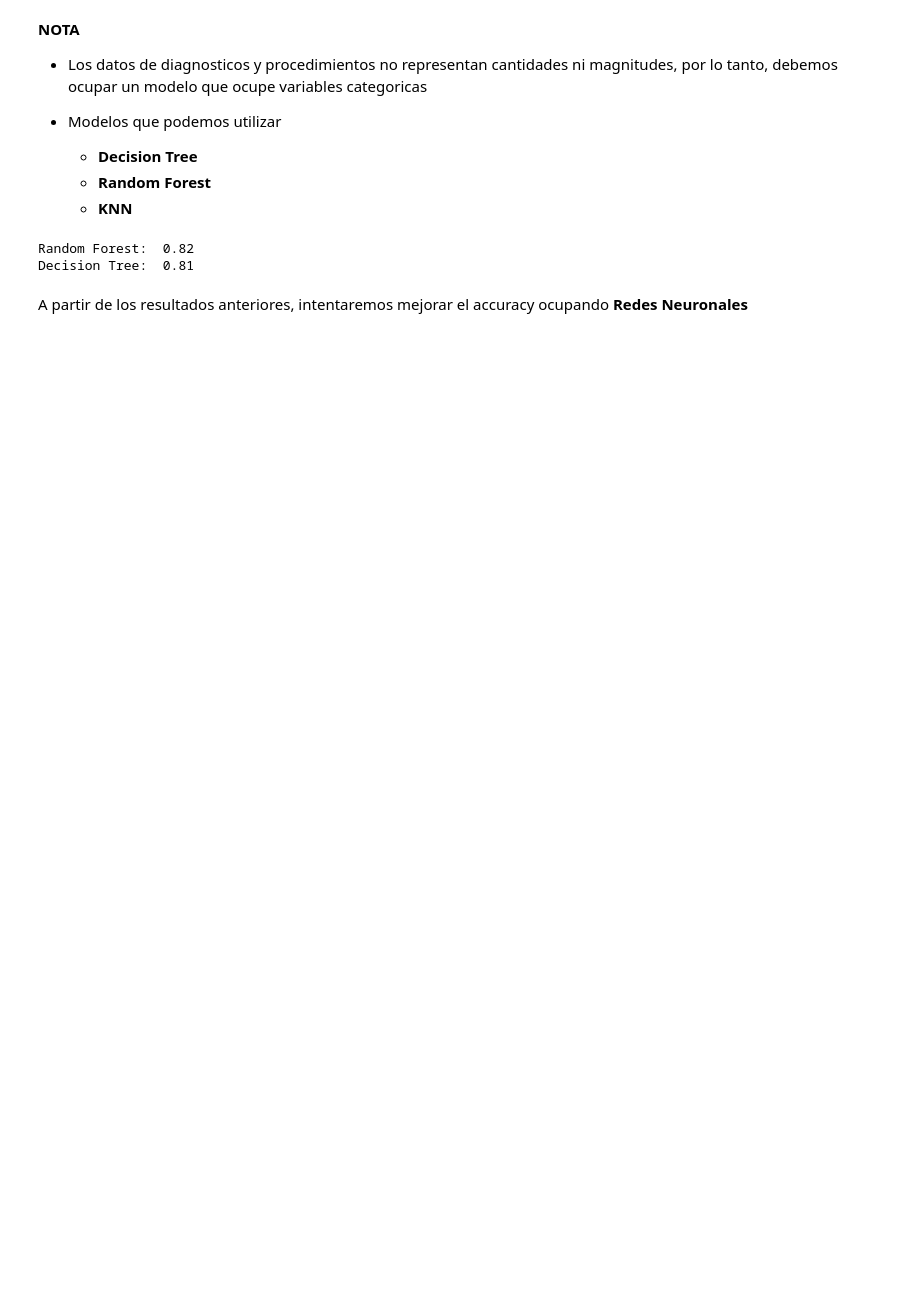
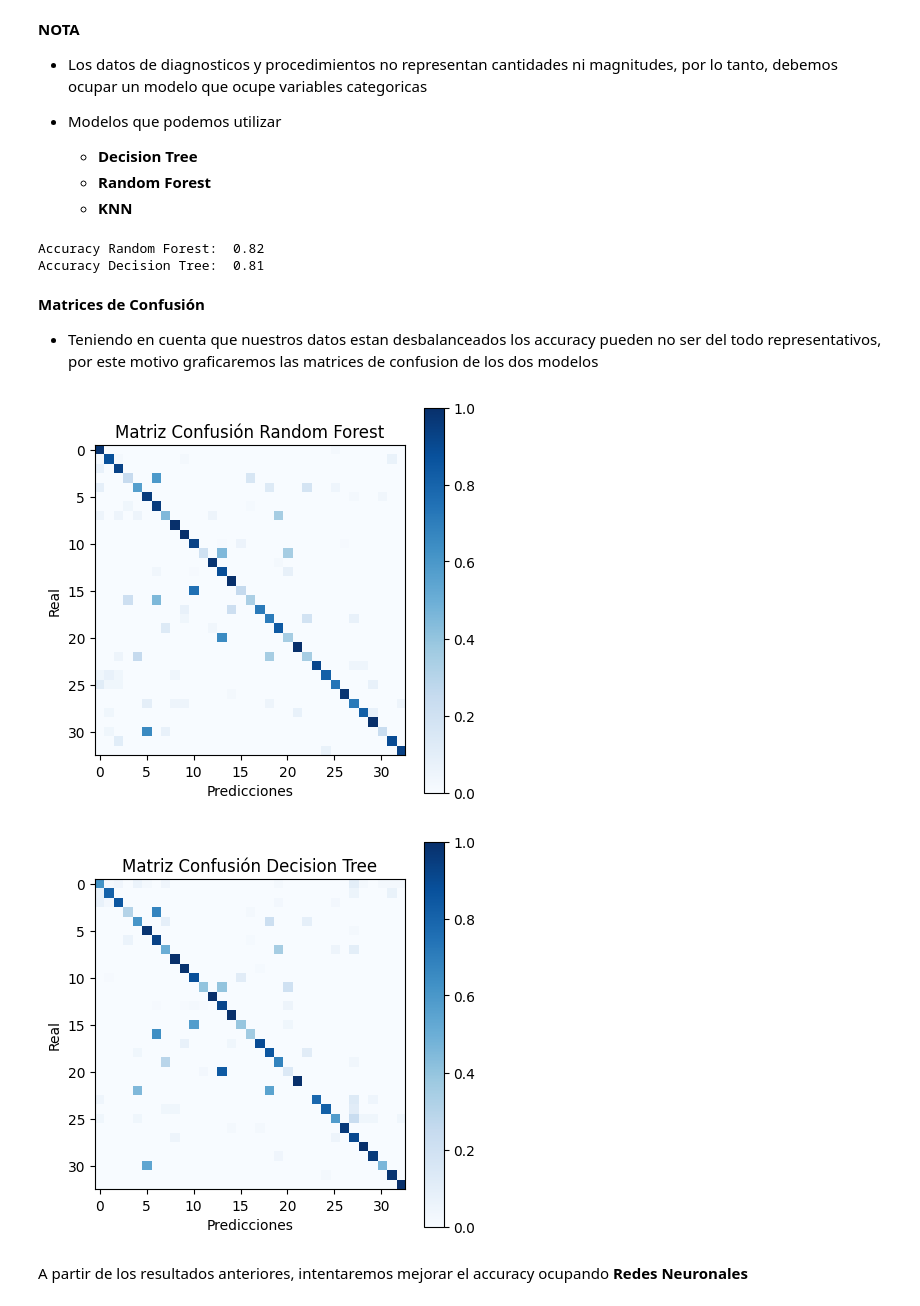
Before and after one commit to NicoElHulk/Proyecto1_ML, a Jupyter notebook: src/main.ipynb, the cells around one changed output. Saved outputs shown, nothing was run; the diff lists cells and outputs as text; code cells hidden in the pictures; blank space fills up the shorter version.

```diff
--- a/src/main.ipynb
+++ b/src/main.ipynb
@@ -226,16 +232,44 @@ random_forest_model = RandomForestClassifier(n_estimators=100, random_state=42)
 random_forest_model.fit(X_train, y_train)
 
 predicciones_random_forest = random_forest_model.predict(X_test)
-print('Random Forest: ', round(np.mean(predicciones_random_forest == y_test), 2))
+print('Accuracy Random Forest: ', round(np.mean(predicciones_random_forest == y_test), 2))
 
 ######### Decision Tree #########
 decision_tree_model = DecisionTreeClassifier(criterion='gini', max_depth=10, random_state=42)
 decision_tree_model.fit(X_train, y_train)
 
 predicciones_decision_tree = decision_tree_model.predict(X_test)
-print('Decision Tree: ', round(np.mean(predicciones_decision_tree == y_test), 2))
+print('Accuracy Decision Tree: ', round(np.mean(predicciones_decision_tree == y_test), 2))
 # %% [output]
-Random Forest:  0.82
-Decision Tree:  0.81
+Accuracy Random Forest:  0.82
+Accuracy Decision Tree:  0.81
+# %% [markdown]
+**Matrices de Confusión**
+- Teniendo en cuenta que nuestros datos estan desbalanceados los accuracy pueden no ser del todo representativos, por este motivo graficaremos las matrices de confusion de los dos modelos
+# %%
+# Ploteamos matrices de confusion para los dos modelos
+
+'''
+A cada matriz de confusion tenemos que agregar la matriz de confusion normalizada, ya que,
+los datos que tenemos en cada clase estan desbalanceados
+'''
+
+def matrices_confusion(reales, predicciones, title):
+    matriz = confusion_matrix(reales, predicciones)
+    matriz_normalizada = matriz.astype('float') / matriz.sum(axis=1)[:, np.newaxis]
+
+    plt.figure(figsize=(5, 5))
+    plt.imshow(matriz_normalizada, cmap='Blues')
+    plt.title(title)
+    plt.xlabel('Predicciones')
+    plt.ylabel('Real')
+    plt.colorbar()
+    plt.show()
+
+matrices_confusion(y_test, predicciones_random_forest, 'Matriz Confusión Random Forest')
+matrices_confusion(y_test, predicciones_decision_tree, 'Matriz Confusión Decision Tree')
+# %% [output]
+[figure, added]
+[figure, added]
 # %% [markdown]
 A partir de los resultados anteriores, intentaremos mejorar el accuracy ocupando **Redes Neuronales**
```
Also changed, not shown: parts of 2 cells of this notebook.
